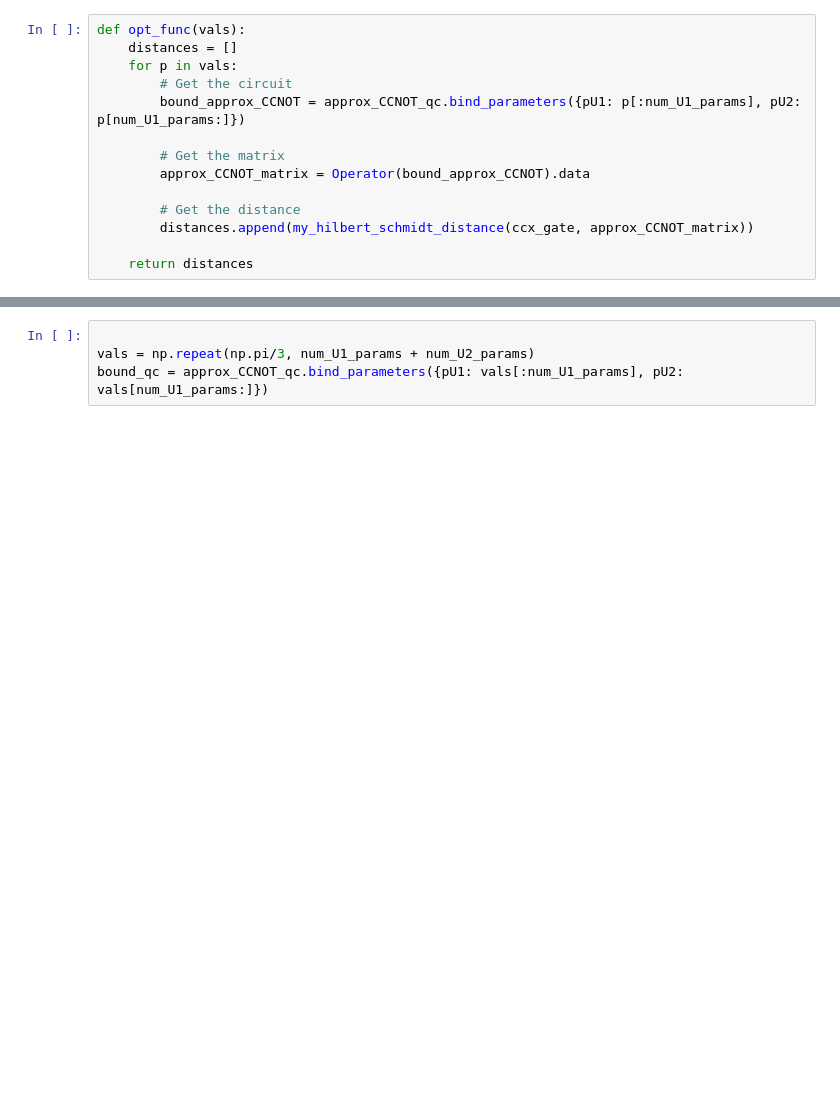
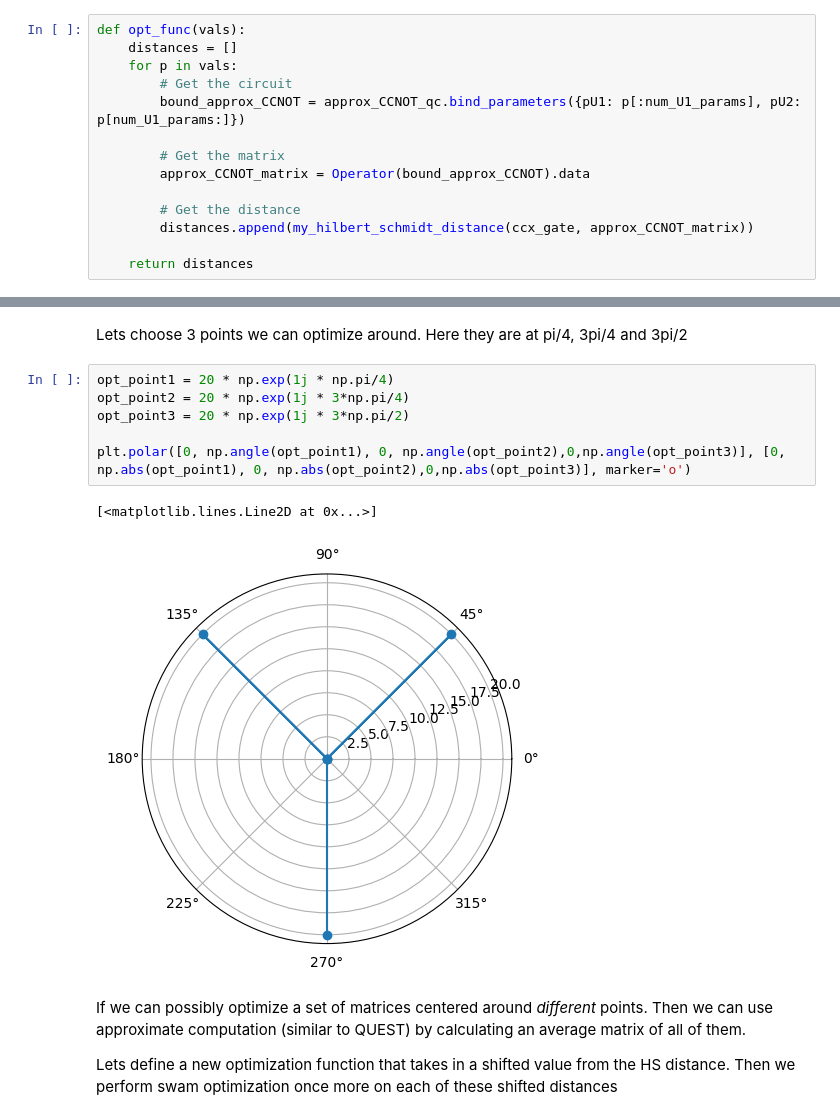
Before and after one commit to the-iron-ryan/CS-239, a Jupyter notebook: ApproxCCNOT/ApproxCCNOT.ipynb, the cells around one changed output, grey strips where cells are left out. Cells and saved outputs as stored; diff of their text form; blank space fills up the shorter version.

Commit message:
Further progress on swarming opt for additional matrices

```diff
--- a/ApproxCCNOT/ApproxCCNOT.ipynb
+++ b/ApproxCCNOT/ApproxCCNOT.ipynb
@@ -215,4 +226,15 @@ plt.polar([0, np.angle(qutip_hs_dist)], [0, np.abs(qutip_hs_dist)], marker='o')
-# %%
-
-vals = np.repeat(np.pi/3, num_U1_params + num_U2_params)
-bound_qc = approx_CCNOT_qc.bind_parameters({pU1: vals[:num_U1_params], pU2: vals[num_U1_params:]})
+# %% [markdown]
+Lets choose 3 points we can optimize around. Here they are at pi/4, 3pi/4 and 3pi/2
+# %%
+opt_point1 = 20 * np.exp(1j * np.pi/4)
+opt_point2 = 20 * np.exp(1j * 3*np.pi/4)
+opt_point3 = 20 * np.exp(1j * 3*np.pi/2)
+
+plt.polar([0, np.angle(opt_point1), 0, np.angle(opt_point2),0,np.angle(opt_point3)], [0, np.abs(opt_point1), 0, np.abs(opt_point2),0,np.abs(opt_point3)], marker='o')
+# %% [output]
+[<matplotlib.lines.Line2D at 0x...>]
+[figure, added]
+# %% [markdown]
+If we can possibly optimize a set of matrices centered around *different* points. Then we can use approximate computation (similar to QUEST) by calculating an average matrix of all of them.
+
+Lets define a new optimization function that takes in a shifted value from the HS distance. Then we perform swam optimization once more on each of these shifted distances
```
Also changed, not shown: parts of 19 cells of this notebook, 3 other files.
